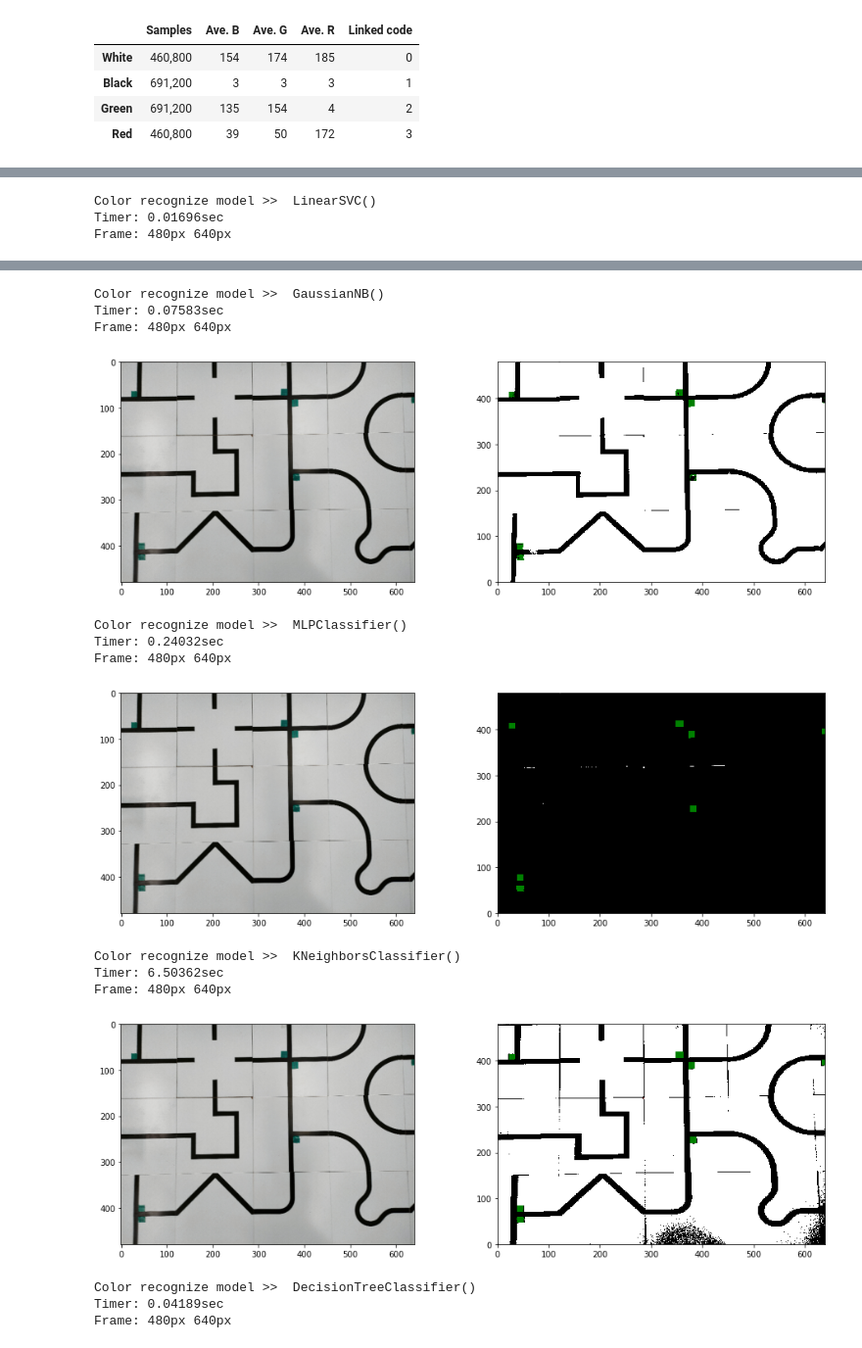
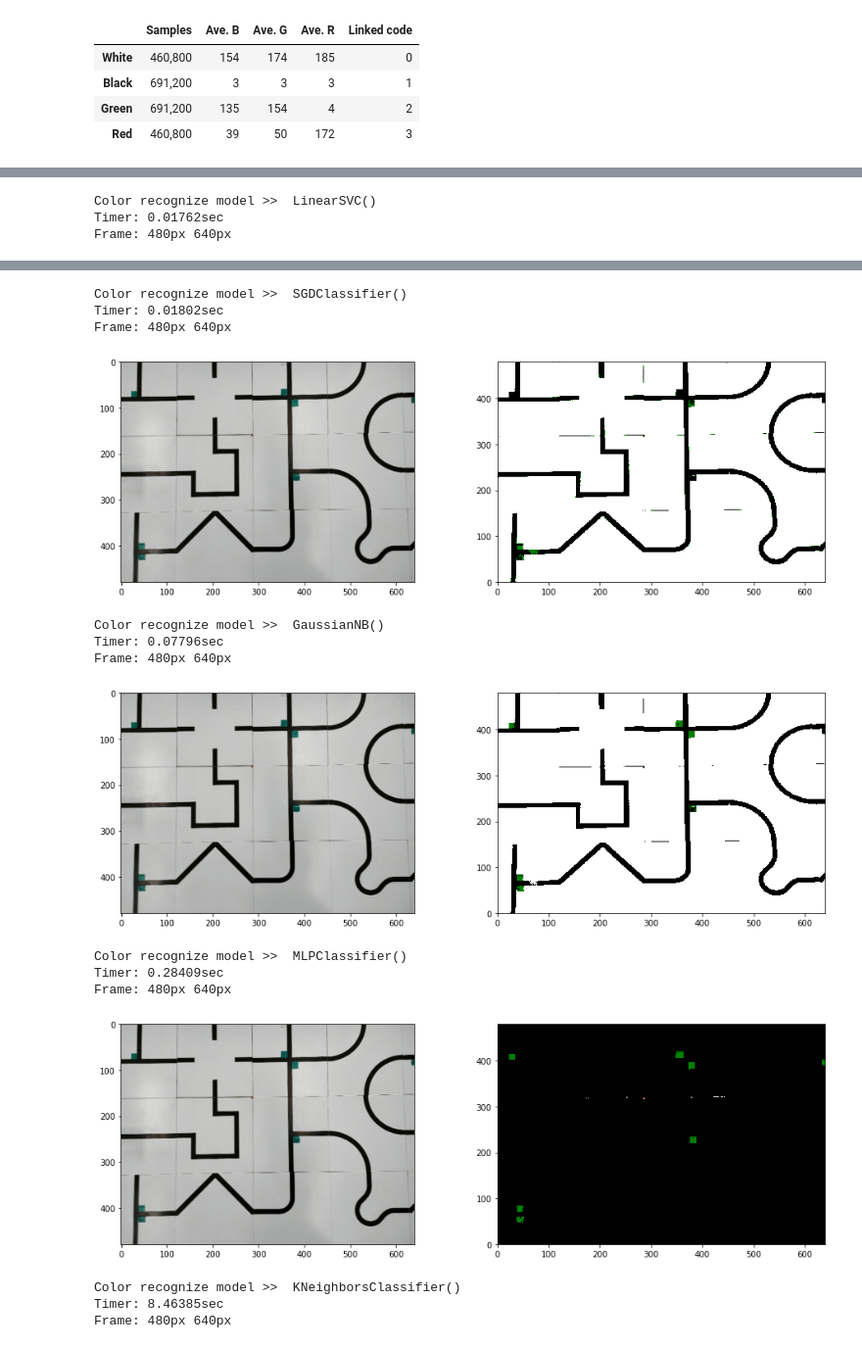
Before and after one commit to hashin2425/RoboCup_Cam, a Jupyter notebook: model_two/conpare_color_recognize.ipynb, the cells around one changed output, grey strips where cells are left out. Shown at 98% size. Saved outputs shown, nothing was run; the diff lists cells and outputs as text; code cells hidden in the pictures.

Commit message:
SGDClassifierの速度検証

```diff
--- a/model_two/conpare_color_recognize.ipynb
+++ b/model_two/conpare_color_recognize.ipynb
@@ -116,6 +116,7 @@ from sklearn.neural_network import MLPClassifier
 from sklearn.naive_bayes import GaussianNB
 from sklearn.svm import LinearSVC
 from sklearn.svm import SVC
+from sklearn.linear_model import SGDClassifier
 from matplotlib.colors import ListedColormap
 # 色識別モデル製作のための比較実験
 
@@ -124,10 +125,11 @@ X_train, X_test, y_train, y_test = train_test_split(
     color_all[:, :-1],
     color_all[:, -1:],
     stratify=color_all[:, -1:],  # テストに使うデータを階層化する
-    test_size=0.8,  # テストに使う割合
+    test_size=0.05,  # テストに使う割合
 )
 
 m_SVC = SVC().fit(X_train, y_train)
+m_SGDClassifier = SGDClassifier().fit(X_train, y_train)
 m_LinearSVC = LinearSVC().fit(X_train, y_train)
 m_GaussianNB = GaussianNB().fit(X_train, y_train)
 m_MLPClassifier = MLPClassifier().fit(X_train, y_train)
@@ -178,7 +182,7 @@ Line #      Hits         Time  Per Hit   % Time  Line Contents
 colors = df.index
 cmap = ListedColormap(colors, name="custom")
 
-for col_model in [m_SVC, m_LinearSVC, m_GaussianNB, m_MLPClassifier, m_KNeighborsClassifier, m_DecisionTreeClassifier, m_AdaBoostClassifier, m_RandomForestClassifier, m_QuadraticDiscriminantAnalysis]:
+for col_model in [m_SVC, m_LinearSVC, m_SGDClassifier, m_GaussianNB, m_MLPClassifier, m_KNeighborsClassifier, m_DecisionTreeClassifier, m_AdaBoostClassifier, m_RandomForestClassifier, m_QuadraticDiscriminantAnalysis]:
     print("Color recognize model >> ", col_model)
 
     # 写真を読み込む
@@ -213,19 +217,19 @@ Frame: 480px 640px
 Color recognize model >>  LinearSVC()
-Timer: 0.01696sec
+Timer: 0.01762sec
 Frame: 480px 640px
 [figure]
-Color recognize model >>  GaussianNB()
-Timer: 0.07583sec
+Color recognize model >>  SGDClassifier()
+Timer: 0.01802sec
 Frame: 480px 640px
 [figure]
-Color recognize model >>  MLPClassifier()
-Timer: 0.24032sec
+Color recognize model >>  GaussianNB()
+Timer: 0.07796sec
 Frame: 480px 640px
-[figure, old version]
+[figure, new version]
-Color recognize model >>  KNeighborsClassifier()
-Timer: 6.50362sec
+Color recognize model >>  MLPClassifier()
+Timer: 0.28409sec
 Frame: 480px 640px
-[figure, old version]
+[figure, new version]
-Color recognize model >>  DecisionTreeClassifier()
-Timer: 0.04189sec
+Color recognize model >>  KNeighborsClassifier()
+Timer: 8.46385sec
 Frame: 480px 640px
```
Also changed, not shown: parts of 2 cells of this notebook.
